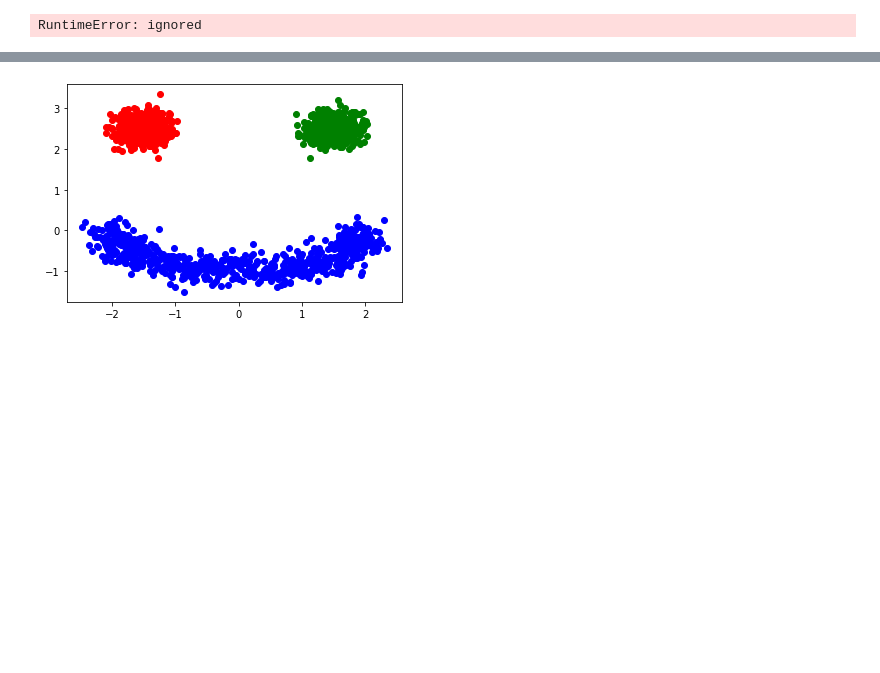
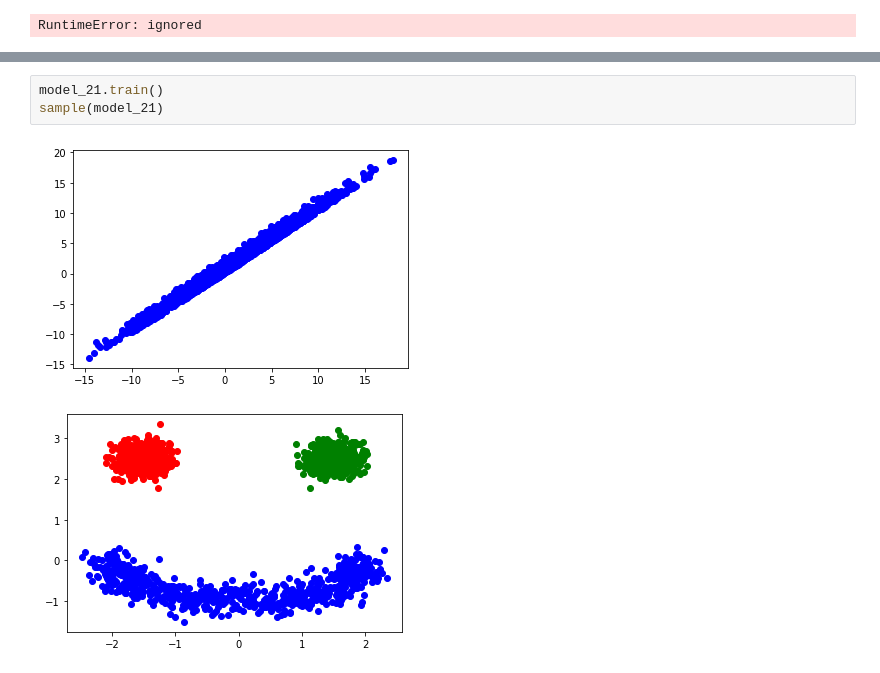
Before and after one commit to iisuslik43/dul, a Jupyter notebook: hw3.ipynb, the cells around one changed output, grey strips where cells are left out. Drawn from its saved outputs; the diff is of its cells as text; blank space fills up the shorter version.

```diff
--- a/hw3.ipynb
+++ b/hw3.ipynb
@@ -303,3 +276,8 @@ plt.show()
+# %%
+model_21.train()
+sample(model_21)
+# %% [output]
+[figure, added]
 # %%
 # %% [output]
 [figure]
```
Also changed, not shown: parts of 13 cells of this notebook.
